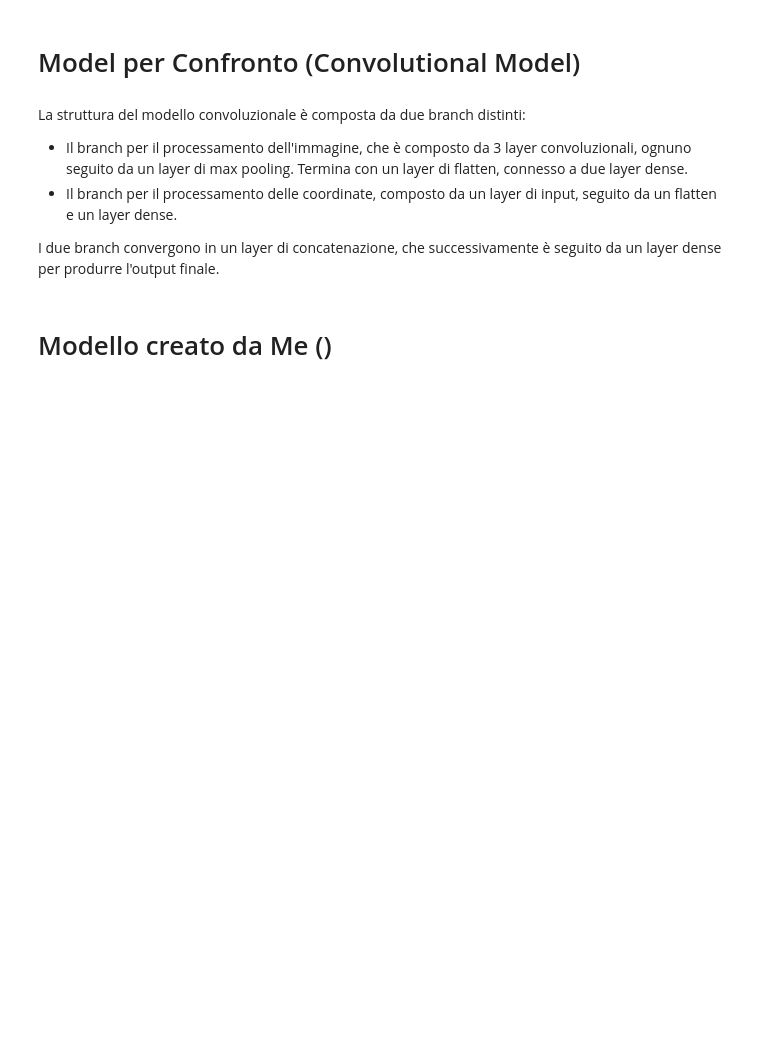
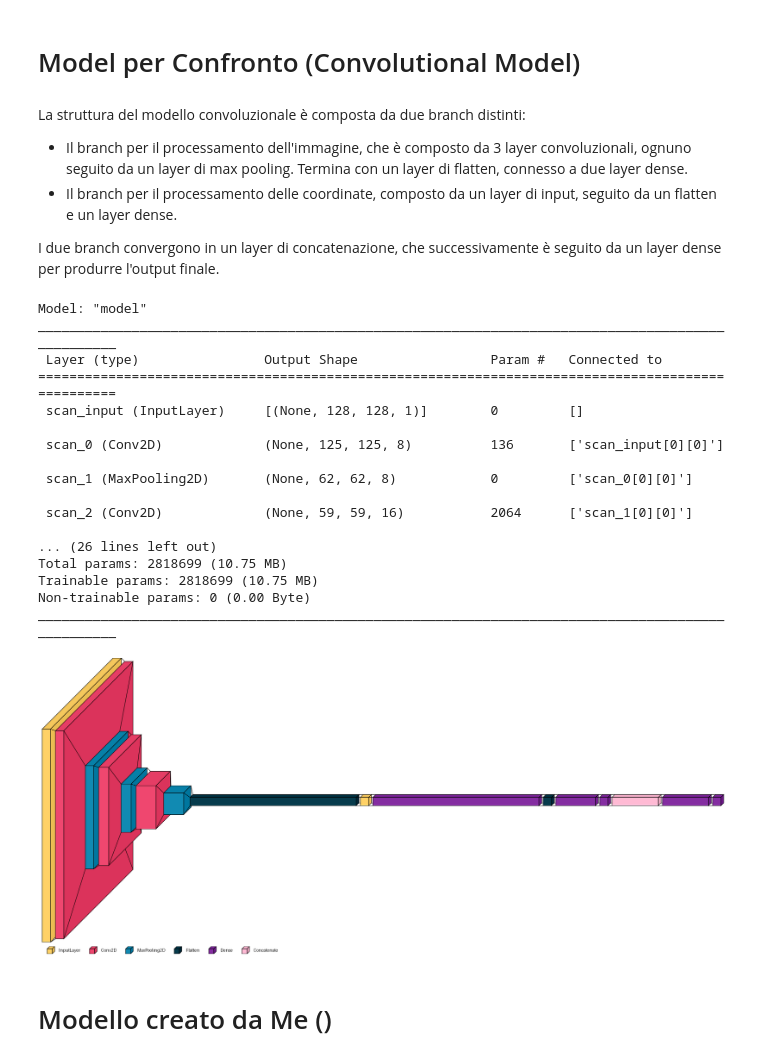
Before and after one commit to manuelrovitti/Modello-per-identificazione-e-riconoscimento-condizioni-colonna-vertebrale, a Jupyter notebook: RSNA.ipynb, the cells around one changed output. Cells and saved outputs as stored; diff of their text form; code cells hidden in the pictures; blank space fills up the shorter version.

```diff
--- a/RSNA.ipynb
+++ b/RSNA.ipynb
@@ -1213,7 +1365,26 @@ output = layers.Dense(5, activation='sigmoid', name="output")(concat_branch)
 model = Model(inputs=[scan_input, coor_input], outputs=output)
 # %%
 model.summary()
-#visualkeras.layered_view(model, legend=True)
+visualkeras.layered_view(model, legend=True)
+# %% [output]
+Model: "model"
+__________________________________________________________________________________________________
+ Layer (type)                Output Shape                 Param #   Connected to
+==================================================================================================
+ scan_input (InputLayer)     [(None, 128, 128, 1)]        0         []
+
+ scan_0 (Conv2D)             (None, 125, 125, 8)          136       ['scan_input[0][0]']
+
+ scan_1 (MaxPooling2D)       (None, 62, 62, 8)            0         ['scan_0[0][0]']
+
+ scan_2 (Conv2D)             (None, 59, 59, 16)           2064      ['scan_1[0][0]']
+
+... (26 lines left out)
+Total params: 2818699 (10.75 MB)
+Trainable params: 2818699 (10.75 MB)
+Non-trainable params: 0 (0.00 Byte)
+__________________________________________________________________________________________________
+[figure, added]
 # %% [markdown]
 # Modello creato da Me ()
 # %%
```
Also changed, not shown: parts of 24 cells of this notebook, 13 other files.
